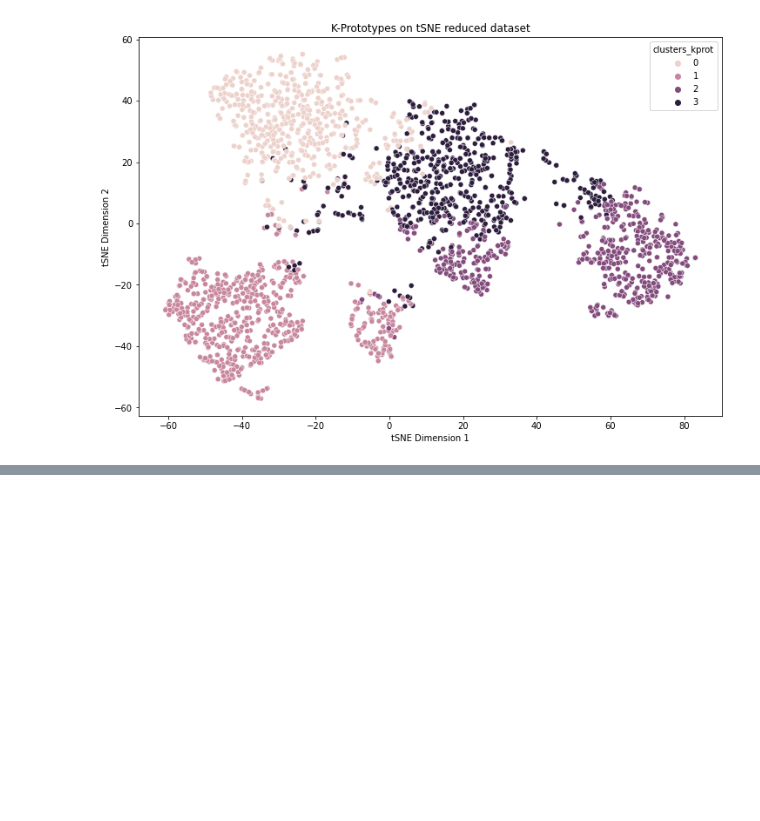
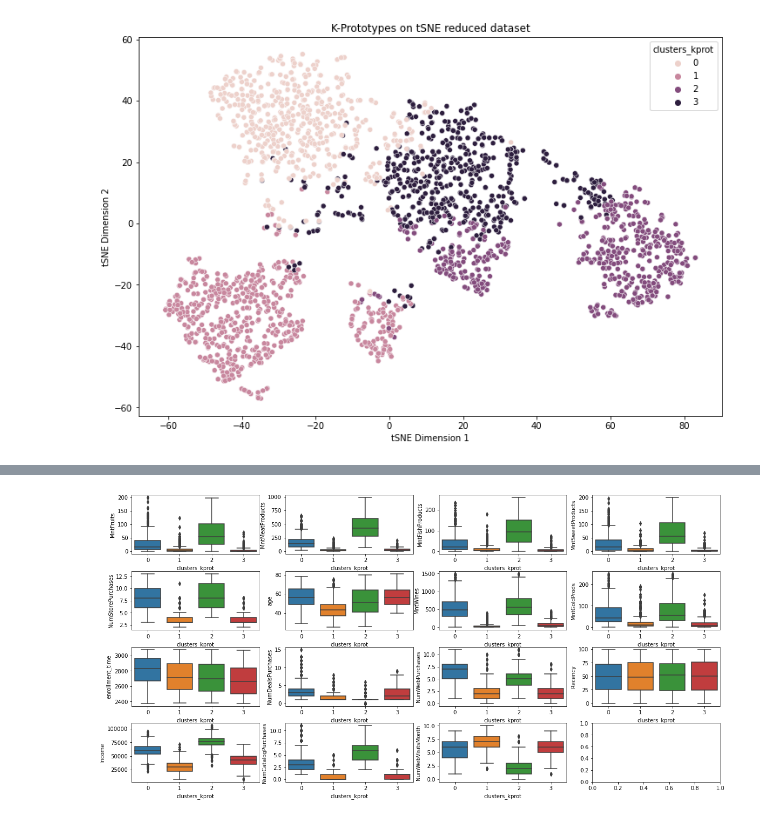
Before and after one commit to arojasb3/iFood_CRM-, a Jupyter notebook: ifood-data-business-analyst-test-latam-main/Clustering.ipynb, the cells around one changed output, grey strips where cells are left out. Cells and saved outputs as stored; diff of their text form; code cells hidden in the pictures; blank space fills up the shorter version.

```diff
--- a/ifood-data-business-analyst-test-latam-main/Clustering.ipynb
+++ b/ifood-data-business-analyst-test-latam-main/Clustering.ipynb
@@ -192,0 +224,4 @@ sns_plot.set(xlabel='tSNE Dimension 1', ylabel='tSNE Dimension 2', title='K-Prot
+# %%
+plot_boxes(df2, 'clusters_kprot', 4, 4, list(set(numerical_cols)-set(['Kidhome','Teenhome'])))
+# %% [output]
+[figure, added]
```
Also changed, not shown: parts of 13 cells of this notebook, 2 other files.
